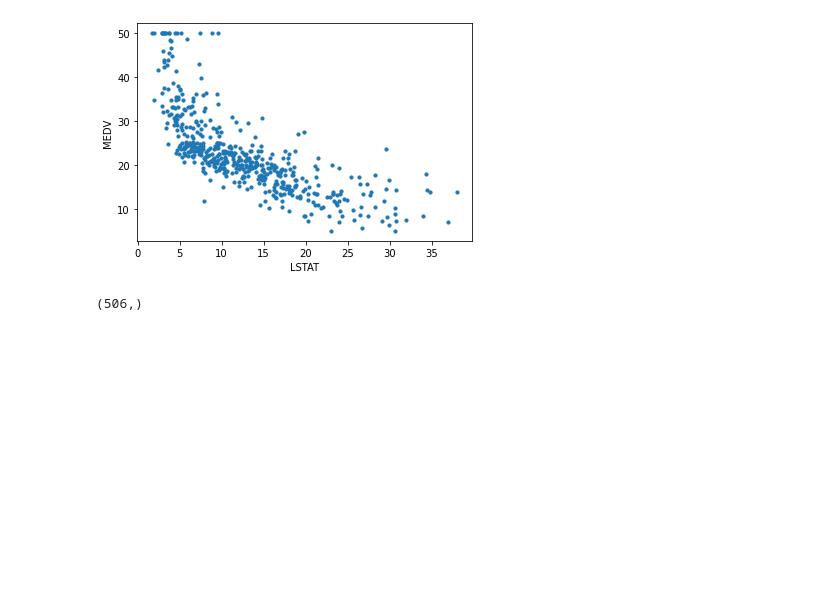
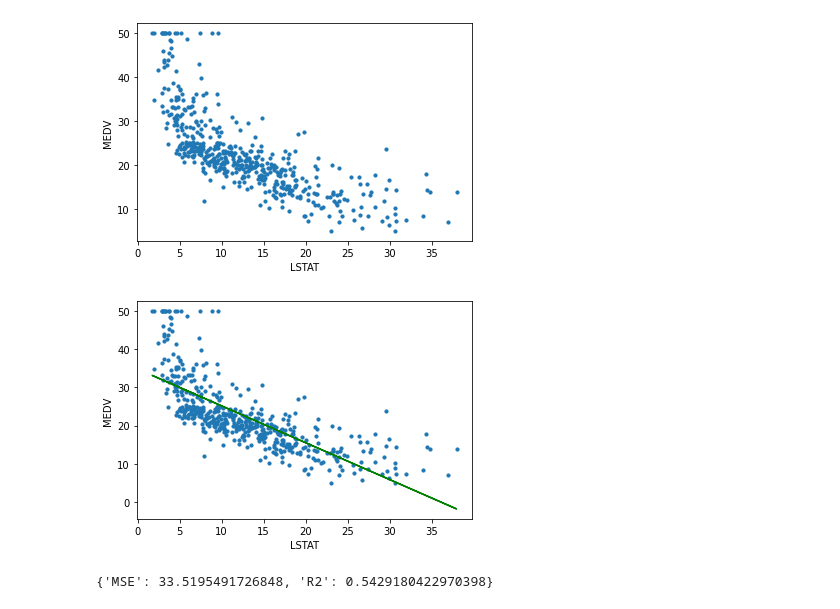
Before and after one commit to barbaraneves/machine-learning-2020-1, a Jupyter notebook: Atividade 2/regressao_linear_logistica.ipynb, the cells around one changed output. Cells and saved outputs as stored; diff of their text form; code cells hidden in the pictures; blank space fills up the shorter version.

```diff
--- a/Atividade 2/regressao_linear_logistica.ipynb
+++ b/Atividade 2/regressao_linear_logistica.ipynb
@@ -201,10 +199,8 @@ plot_(X, y, 'LSTAT', 'MEDV')
 # %% [output]
 [figure]
 # %%
-LR.fit(X, y)
+LR.fit(X_train, y_train)
 
-y_pred = LR.predict(X)
-
-y_pred.shape
+plot_linear_regression(X, y, LR.predict(X), 'LSTAT', 'MEDV')
 # %% [output]
-(506,)
+[figure, added]
@@ -211 +211,10 @@ y_pred.shape
+# %%
+metrics = {
+    'MSE': MSE(y_test, y_pred),
+    'R2': R2(y_test, y_pred),
+}
+
+metrics
+# %% [output]
+{'MSE': 33.5195491726848, 'R2': 0.5429180422970398}
 # %%
```
Also changed, not shown: parts of 5 cells of this notebook.
